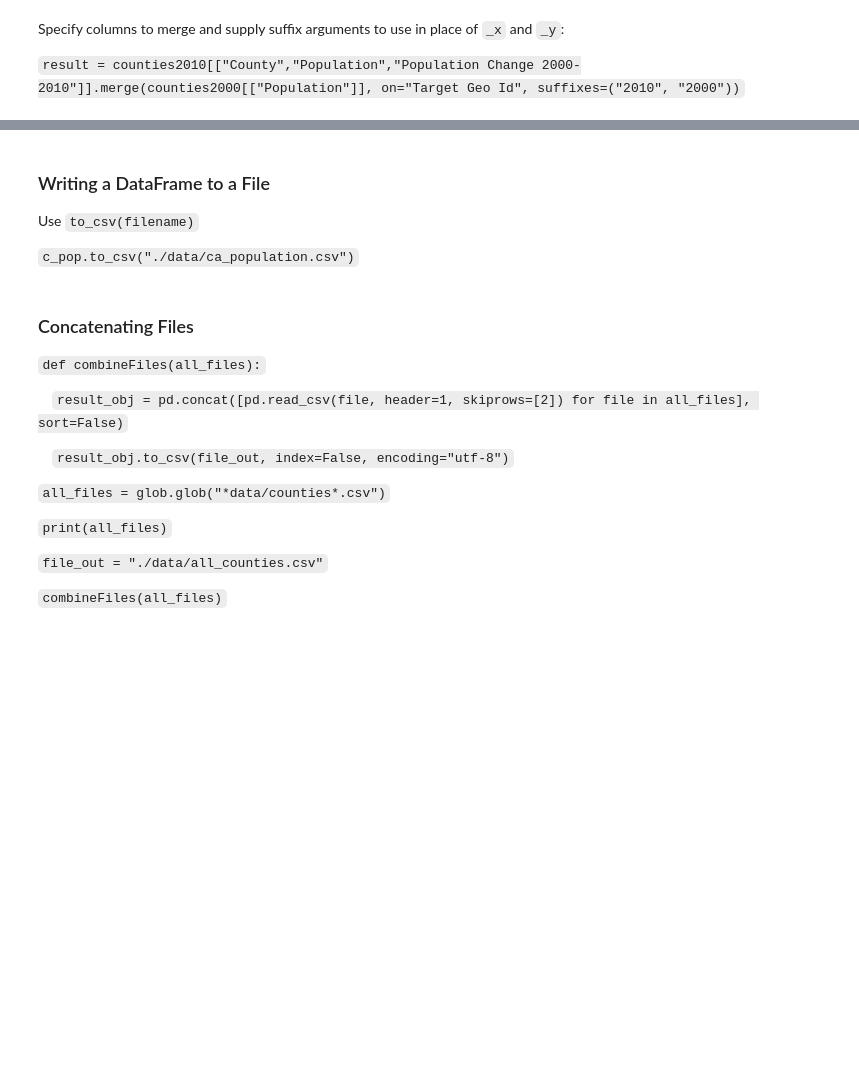
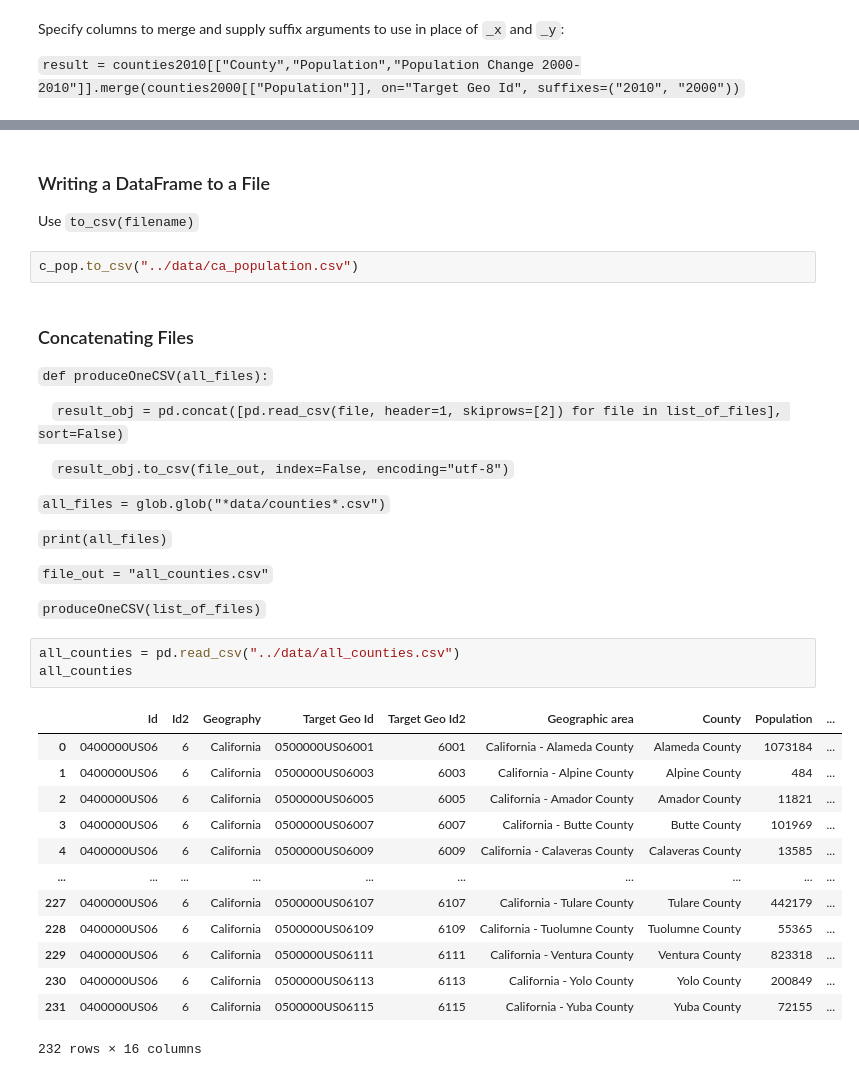
Before and after one commit to kimdurante/Pandas, a Jupyter notebook: completed_notebooks/1_Introduction to Pandas.ipynb, the cells around one changed output, grey strips where cells are left out. Cells and saved outputs as stored; diff of their text form; blank space fills up the shorter version.

```diff
--- a/completed_notebooks/1_Introduction to Pandas.ipynb
+++ b/completed_notebooks/1_Introduction to Pandas.ipynb
@@ -260,14 +525,14 @@ for f in raw_files:
 ### Writing a DataFrame to a File
 
 Use `to_csv(filename)`
-
-`c_pop.to_csv("./data/ca_population.csv")`
+# %%
+c_pop.to_csv("../data/ca_population.csv")
 # %% [markdown]
 ### Concatenating Files
 
-`def combineFiles(all_files):`
+`def produceOneCSV(all_files):`
 
-&nbsp;&nbsp;&nbsp;&nbsp;`result_obj = pd.concat([pd.read_csv(file, header=1, skiprows=[2]) for file in all_files], sort=False)`
+&nbsp;&nbsp;&nbsp;&nbsp;`result_obj = pd.concat([pd.read_csv(file, header=1, skiprows=[2]) for file in list_of_files], sort=False)`
 
 &nbsp;&nbsp;&nbsp;&nbsp;`result_obj.to_csv(file_out, index=False, encoding="utf-8")`
 
@@ -276,6 +541,23 @@ Use `to_csv(filename)`
 
 `print(all_files)`
 
-`file_out = "./data/all_counties.csv"`
+`file_out = "all_counties.csv"`
 
-`combineFiles(all_files)`
+`produceOneCSV(list_of_files)`
+# %%
+all_counties = pd.read_csv("../data/all_counties.csv")
+all_counties
+# %% [output]
+|  | Id | Id2 | Geography | Target Geo Id | Target Geo Id2 | Geographic area | County | Population | ... |
+| 0 | 0400000US06 | 6 | California | 0500000US06001 | 6001 | California - Alameda County | Alameda County | 1073184 | ... |
+| 1 | 0400000US06 | 6 | California | 0500000US06003 | 6003 | California - Alpine County | Alpine County | 484 | ... |
+| 2 | 0400000US06 | 6 | California | 0500000US06005 | 6005 | California - Amador County | Amador County | 11821 | ... |
+| 3 | 0400000US06 | 6 | California | 0500000US06007 | 6007 | California - Butte County | Butte County | 101969 | ... |
+| 4 | 0400000US06 | 6 | California | 0500000US06009 | 6009 | California - Calaveras County | Calaveras County | 13585 | ... |
+| ... | ... | ... | ... | ... | ... | ... | ... | ... | ... |
+| 227 | 0400000US06 | 6 | California | 0500000US06107 | 6107 | California - Tulare County | Tulare County | 442179 | ... |
+| 228 | 0400000US06 | 6 | California | 0500000US06109 | 6109 | California - Tuolumne County | Tuolumne County | 55365 | ... |
+| 229 | 0400000US06 | 6 | California | 0500000US06111 | 6111 | California - Ventura County | Ventura County | 823318 | ... |
+| 230 | 0400000US06 | 6 | California | 0500000US06113 | 6113 | California - Yolo County | Yolo County | 200849 | ... |
+| 231 | 0400000US06 | 6 | California | 0500000US06115 | 6115 | California - Yuba County | Yuba County | 72155 | ... |
+232 rows × 16 columns
```
Also changed, not shown: parts of 38 cells of this notebook, 3 other files.
